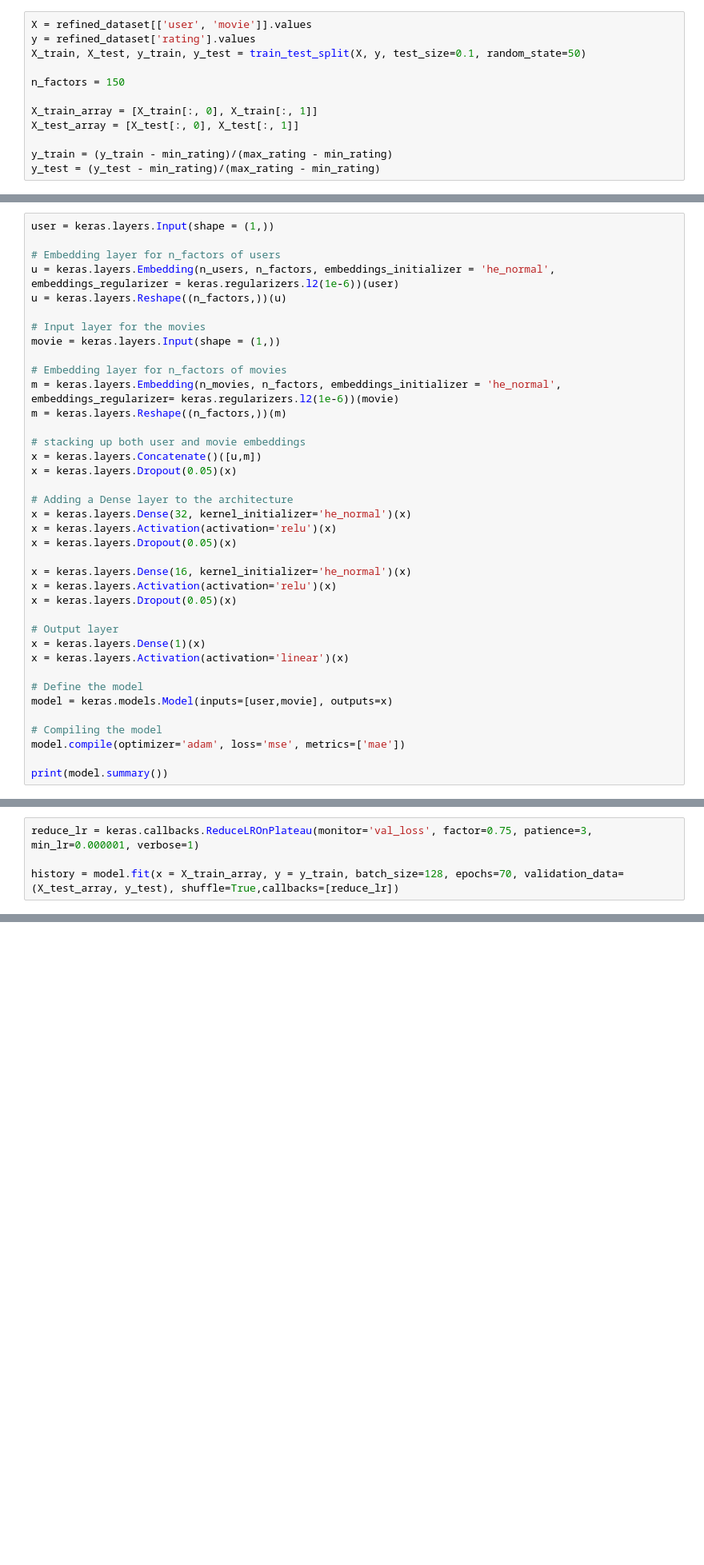
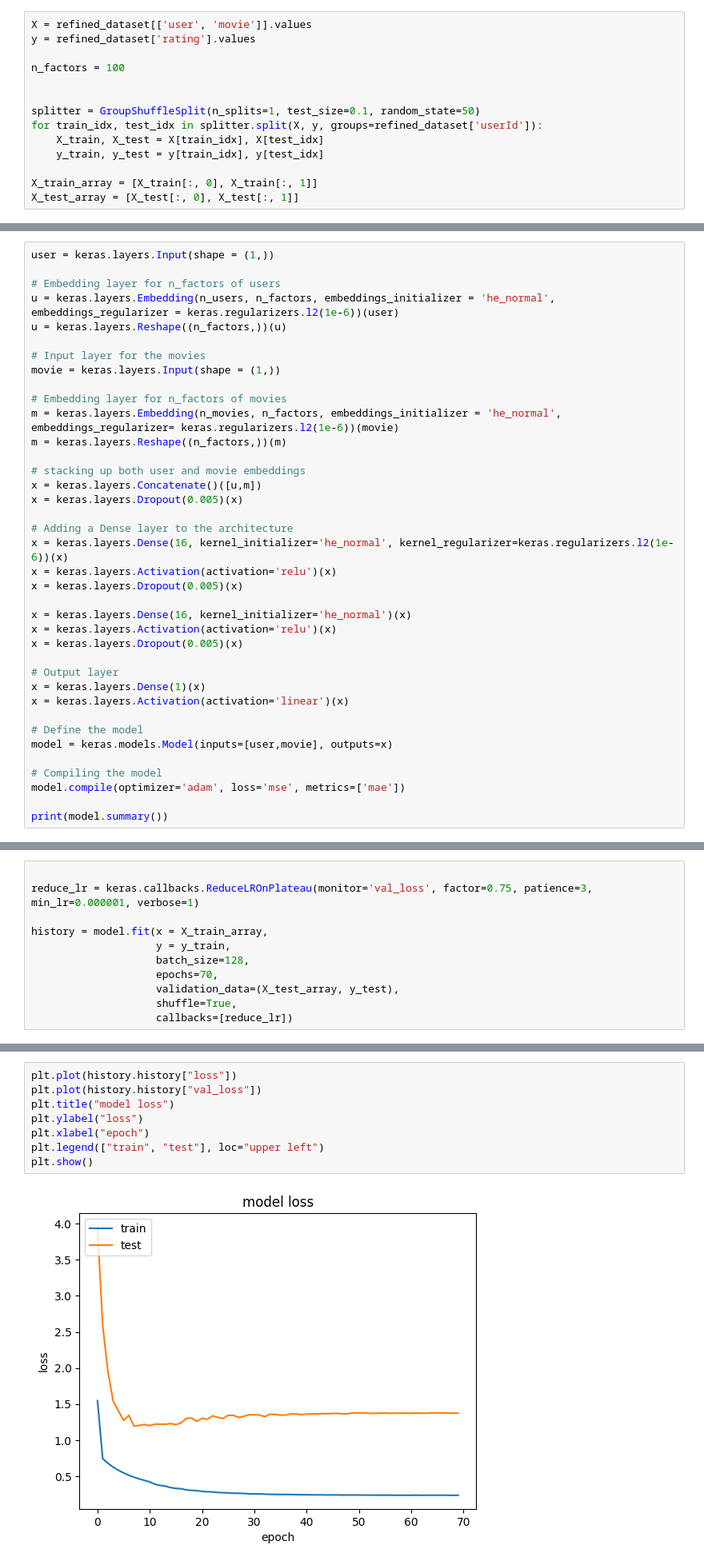
Before and after one commit to IkkiVD/MovieRS, a Jupyter notebook: model.ipynb, the cells around one changed output, grey strips where cells are left out. Shown at 80% size. Saved outputs shown, nothing was run; the diff lists cells and outputs as text; blank space fills up the shorter version.

Commit message:
Changed some parameters of the model, installed django for the backend and updated the read-me

```diff
--- a/model.ipynb
+++ b/model.ipynb
@@ -39,15 +39,17 @@ Define X and Y data
 # %%
 X = refined_dataset[['user', 'movie']].values
 y = refined_dataset['rating'].values
-X_train, X_test, y_train, y_test = train_test_split(X, y, test_size=0.1, random_state=50)
 
-n_factors = 150
+n_factors = 100
+
+
+splitter = GroupShuffleSplit(n_splits=1, test_size=0.1, random_state=50)
+for train_idx, test_idx in splitter.split(X, y, groups=refined_dataset['userId']):
+    X_train, X_test = X[train_idx], X[test_idx]
+    y_train, y_test = y[train_idx], y[test_idx]
 
 X_train_array = [X_train[:, 0], X_train[:, 1]]
 X_test_array = [X_test[:, 0], X_test[:, 1]]
-
-y_train = (y_train - min_rating)/(max_rating - min_rating)
-y_test = (y_test - min_rating)/(max_rating - min_rating)
 # %% [markdown]
 ### Define the layers and the model
 # %%
@@ -66,16 +68,16 @@ m = keras.layers.Reshape((n_factors,))(m)
 
 # stacking up both user and movie embeddings
 x = keras.layers.Concatenate()([u,m])
-x = keras.layers.Dropout(0.05)(x)
+x = keras.layers.Dropout(0.005)(x)
 
 # Adding a Dense layer to the architecture
-x = keras.layers.Dense(32, kernel_initializer='he_normal')(x)
+x = keras.layers.Dense(16, kernel_initializer='he_normal', kernel_regularizer=keras.regularizers.l2(1e-6))(x)
 x = keras.layers.Activation(activation='relu')(x)
-x = keras.layers.Dropout(0.05)(x)
+x = keras.layers.Dropout(0.005)(x)
 
 x = keras.layers.Dense(16, kernel_initializer='he_normal')(x)
 x = keras.layers.Activation(activation='relu')(x)
-x = keras.layers.Dropout(0.05)(x)
+x = keras.layers.Dropout(0.005)(x)
 
 # Output layer
 x = keras.layers.Dense(1)(x)
@@ -112,8 +114,15 @@ Model: "functional_1"
  Non-trainable params: 0 (0.00 B)
 None
 # %%
+
 reduce_lr = keras.callbacks.ReduceLROnPlateau(monitor='val_loss', factor=0.75, patience=3, min_lr=0.000001, verbose=1)
 
-history = model.fit(x = X_train_array, y = y_train, batch_size=128, epochs=70, validation_data=(X_test_array, y_test), shuffle=True,callbacks=[reduce_lr])
+history = model.fit(x = X_train_array,
+                    y = y_train,
+                    batch_size=128,
+                    epochs=70,
+                    validation_data=(X_test_array, y_test),
+                    shuffle=True,
+                    callbacks=[reduce_lr])
 # %% [output]
 Epoch 1/70
@@ -137,3 +146,13 @@ Epoch 70/70
 Save the model so we don't have to train the model each time
 # %%
 model.save("data/movie_recommendation_model.keras")
+# %%
+plt.plot(history.history["loss"])
+plt.plot(history.history["val_loss"])
+plt.title("model loss")
+plt.ylabel("loss")
+plt.xlabel("epoch")
+plt.legend(["train", "test"], loc="upper left")
+plt.show()
+# %% [output]
+[figure, added]
```
Also changed, not shown: parts of 3 cells of this notebook, 9 other files.
